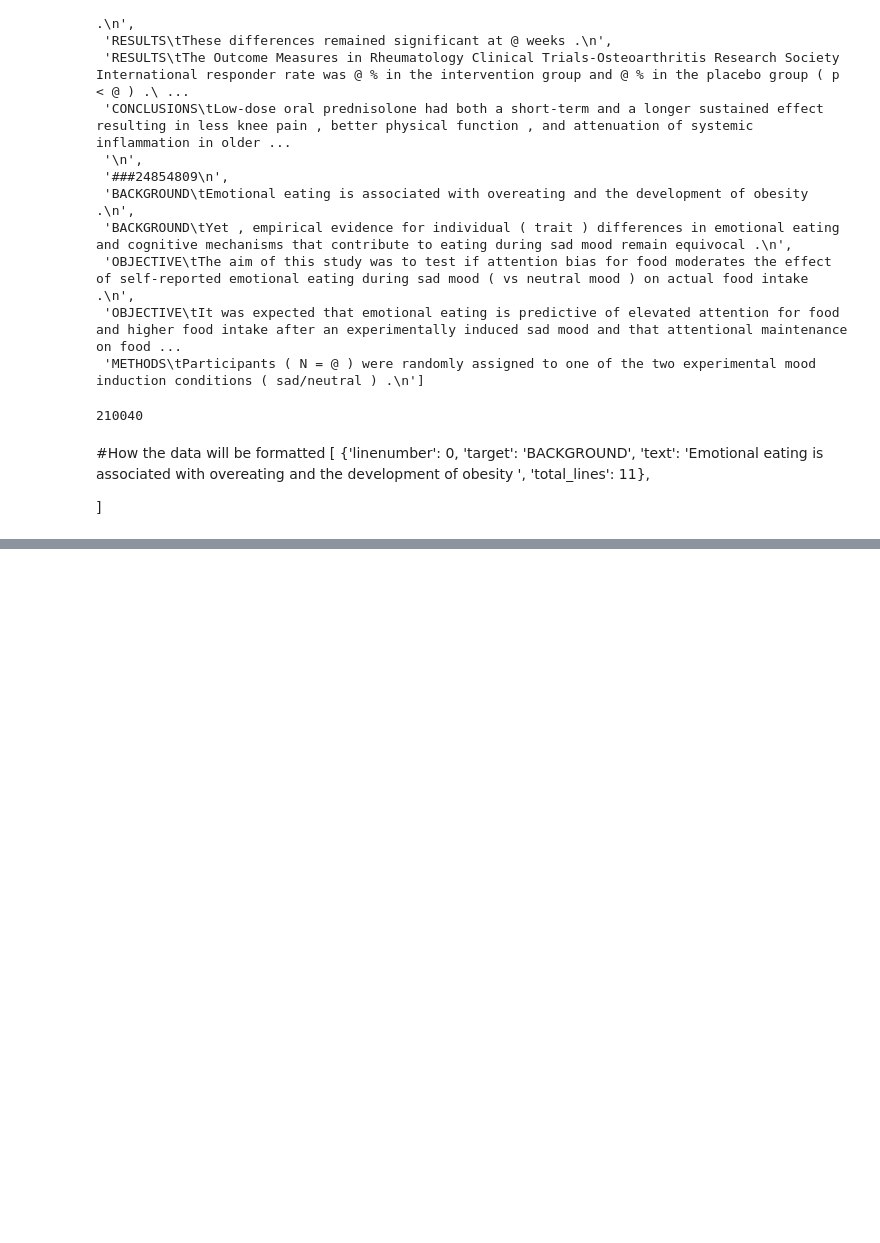
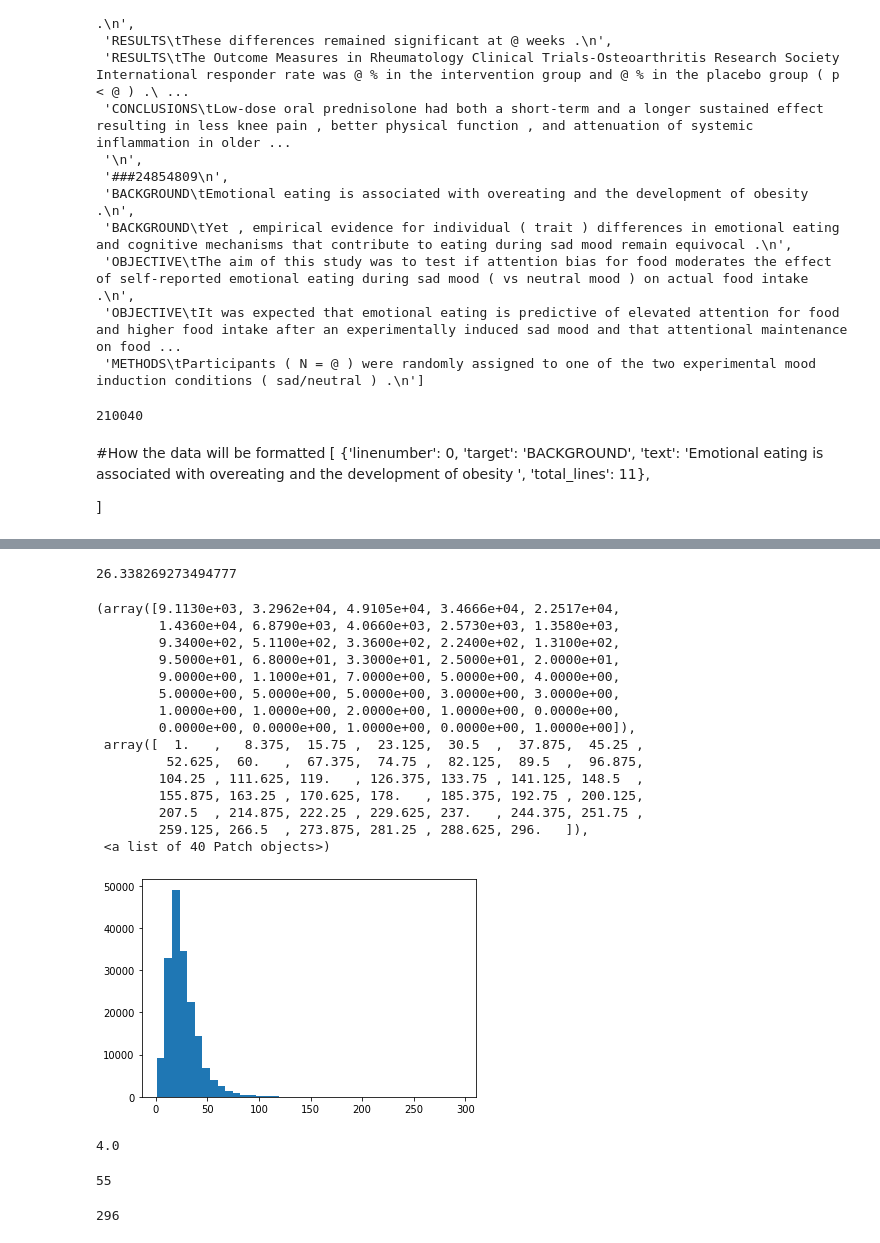
Before and after one commit to JacksonLeb/SkimLit, a Jupyter notebook: 09_skimlit.ipynb, the cells around one changed output, grey strips where cells are left out. Saved outputs shown, nothing was run; the diff lists cells and outputs as text; code cells hidden in the pictures; blank space fills up the shorter version.

```diff
--- a/09_skimlit.ipynb
+++ b/09_skimlit.ipynb
@@ -95,0 +354,3 @@ len(train_lines)
+# %%
+#How long is each sentence on average
+sent_lens = [len(sentence.split()) for sentence in train_sentences]
@@ -95,0 +377,29 @@ len(train_lines)
+# %%
+avg_sent_len = np.mean(sent_lens)
+avg_sent_len
+# %% [output]
+26.338269273494777
+# %%
+import matplotlib.pyplot as plt
+plt.hist(sent_lens, bins=40)
+# %% [output]
+(array([9.1130e+03, 3.2962e+04, 4.9105e+04, 3.4666e+04, 2.2517e+04,
+        1.4360e+04, 6.8790e+03, 4.0660e+03, 2.5730e+03, 1.3580e+03,
+        9.3400e+02, 5.1100e+02, 3.3600e+02, 2.2400e+02, 1.3100e+02,
+        9.5000e+01, 6.8000e+01, 3.3000e+01, 2.5000e+01, 2.0000e+01,
+        9.0000e+00, 1.1000e+01, 7.0000e+00, 5.0000e+00, 4.0000e+00,
+        5.0000e+00, 5.0000e+00, 5.0000e+00, 3.0000e+00, 3.0000e+00,
+        1.0000e+00, 1.0000e+00, 2.0000e+00, 1.0000e+00, 0.0000e+00,
+        0.0000e+00, 0.0000e+00, 1.0000e+00, 0.0000e+00, 1.0000e+00]),
+ array([  1.   ,   8.375,  15.75 ,  23.125,  30.5  ,  37.875,  45.25 ,
+         52.625,  60.   ,  67.375,  74.75 ,  82.125,  89.5  ,  96.875,
+        104.25 , 111.625, 119.   , 126.375, 133.75 , 141.125, 148.5  ,
+        155.875, 163.25 , 170.625, 178.   , 185.375, 192.75 , 200.125,
+        207.5  , 214.875, 222.25 , 229.625, 237.   , 244.375, 251.75 ,
+        259.125, 266.5  , 273.875, 281.25 , 288.625, 296.   ]),
+ <a list of 40 Patch objects>)
+[figure, added]
+# %%
+np.percentile(sent_lens, .95)
+# %% [output]
+4.0
@@ -95,0 +408,8 @@ len(train_lines)
+# %%
+output_seq_len
+# %% [output]
+55
+# %%
+max(sent_lens)
+# %% [output]
+296
```
Also changed, not shown: parts of 32 cells of this notebook.
